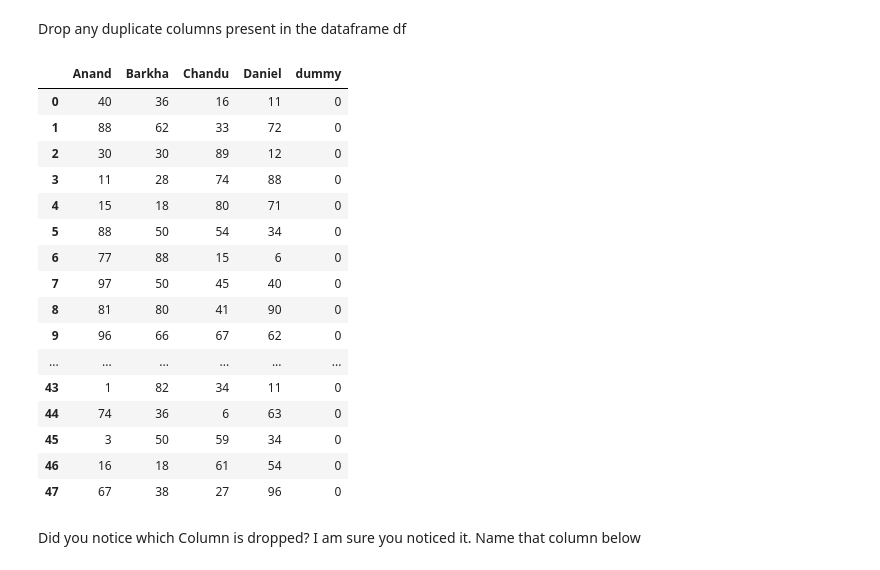
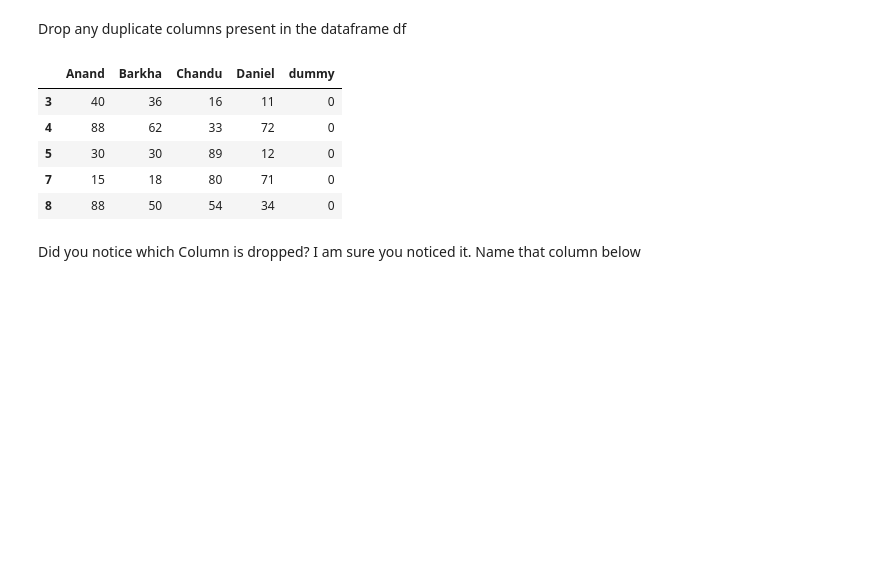
Before and after one commit to sureshmecad/CloudyML-AI-FOR-ALL, a Jupyter notebook: 6_Data_Cleaning_CloudyML.ipynb, the cells around one changed output. Saved outputs shown, nothing was run; the diff lists cells and outputs as text; code cells hidden in the pictures; blank space fills up the shorter version.

```diff
--- a/6_Data_Cleaning_CloudyML.ipynb
+++ b/6_Data_Cleaning_CloudyML.ipynb
@@ -398,3 +416,5 @@ ListA=#
+# %%
+ListA= df3.iloc[[3,10,40],]
 # %% [markdown]
 print ListA
 # %%
@@ -407,7 +428,7 @@ print ListA
 # %% [markdown]
 Concat ListA to df3 ignoring the index values of ListA so that we can maintain the sequential index value thoughout the dataframe.
-# %%
-df3=#
+# %%
+df3= pd.concat([ListA, df3], axis=0, ignore_index=True)
 # %% [markdown]
 print head of df3
 # %%
@@ -434,6 +454,7 @@ By above output it seems we do have duplicated rows in our dataset
 Drop duplicated rows using pandas function keeping first values of such duplicated observations
 # %%
 #drop duplicate
+df3.drop_duplicates(keep = False, inplace = True)
 # %% [markdown]
 Check again if we have any duplicate row values present
 # %%
@@ -445,28 +467,17 @@ Yipeee!! Did you notice the dataframe is free from any duplicate rows now.
 # %% [markdown]
 Drop any duplicate columns present in the dataframe df
 # %%
-df3=#
+df3= df3.T.drop_duplicates().T
 
 #print df3
-df3
+df3.head()
 # %% [output]
 |  | Anand | Barkha | Chandu | Daniel | dummy |
-| 0 | 40 | 36 | 16 | 11 | 0 |
-| 1 | 88 | 62 | 33 | 72 | 0 |
-| 2 | 30 | 30 | 89 | 12 | 0 |
-| 3 | 11 | 28 | 74 | 88 | 0 |
-| 4 | 15 | 18 | 80 | 71 | 0 |
-| 5 | 88 | 50 | 54 | 34 | 0 |
-| 6 | 77 | 88 | 15 | 6 | 0 |
-| 7 | 97 | 50 | 45 | 40 | 0 |
-| 8 | 81 | 80 | 41 | 90 | 0 |
-| 9 | 96 | 66 | 67 | 62 | 0 |
-| ... | ... | ... | ... | ... | ... |
-| 43 | 1 | 82 | 34 | 11 | 0 |
-| 44 | 74 | 36 | 6 | 63 | 0 |
-| 45 | 3 | 50 | 59 | 34 | 0 |
-| 46 | 16 | 18 | 61 | 54 | 0 |
-| 47 | 67 | 38 | 27 | 96 | 0 |
+| 3 | 40 | 36 | 16 | 11 | 0 |
+| 4 | 88 | 62 | 33 | 72 | 0 |
+| 5 | 30 | 30 | 89 | 12 | 0 |
+| 7 | 15 | 18 | 80 | 71 | 0 |
+| 8 | 88 | 50 | 54 | 34 | 0 |
 # %% [markdown]
 Did you notice which Column is dropped?
 I am sure you noticed it.
```
Also changed, not shown: parts of 43 cells of this notebook.
